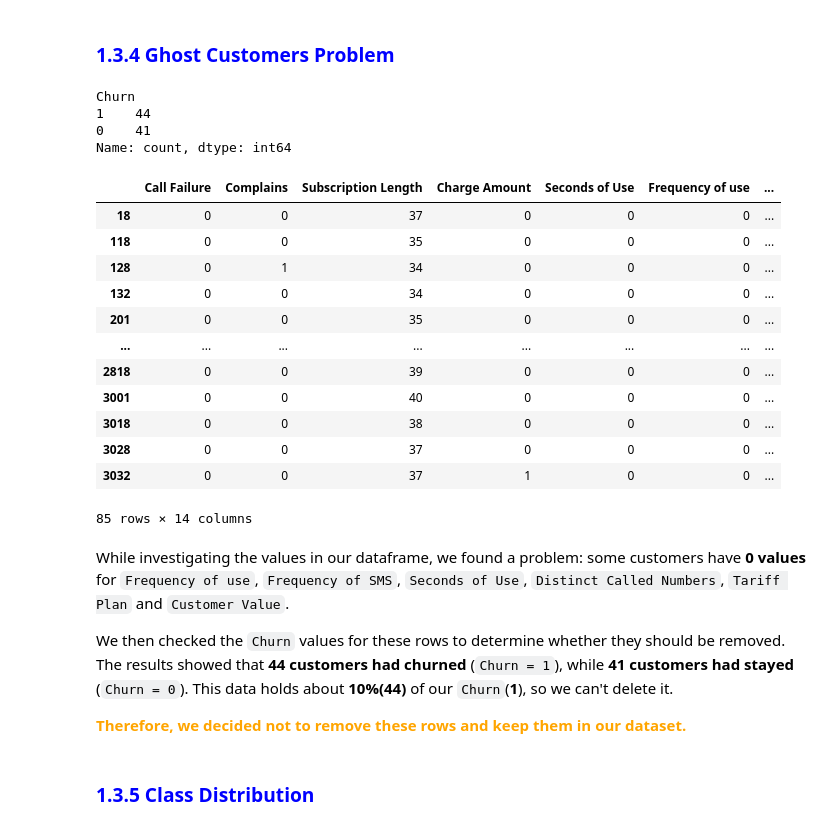
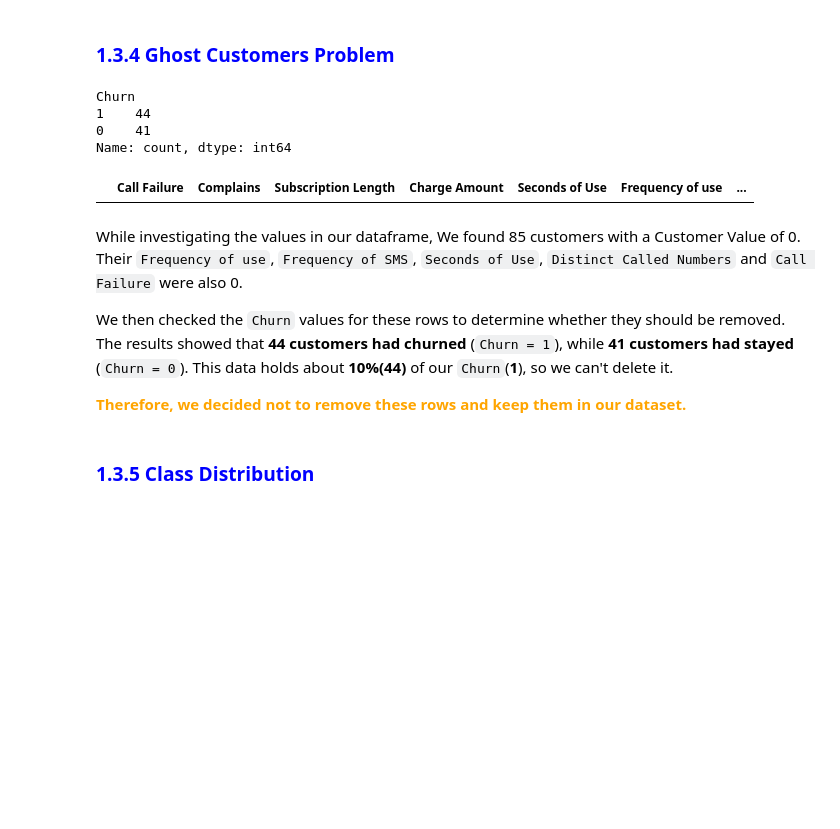
Before and after one commit to ntairuly/FinalProject_by_59ChurnGuard, a Jupyter notebook: Main.ipynb, the cells around one changed output. Saved outputs shown, nothing was run; the diff lists cells and outputs as text; code cells hidden in the pictures; blank space fills up the shorter version.

```diff
--- a/Main.ipynb
+++ b/Main.ipynb
@@ -339,29 +340,15 @@ We should try to avoid asymmetry in our data. Most of the columns have **skewnes
 # %%
 df_ghost = df_analyze[df_analyze["Customer Value"] == 0]
 display(df_ghost["Churn"].value_counts())
-df_ghost[(df_ghost["Frequency of use"] > 0) | (df_ghost["Frequency of SMS"] > 0) | (df_ghost["Seconds of Use"] > 0) | (df_ghost["Distinct Called Numbers"] > 0) | (df_ghost["Tariff Plan"] > 0) | (df_ghost["Call Failure"] > 0)]
+df_ghost[(df_ghost["Frequency of use"] > 0) | (df_ghost["Frequency of SMS"] > 0) | (df_ghost["Seconds of Use"] > 0) | (df_ghost["Distinct Called Numbers"] > 0) | (df_ghost["Call Failure"] > 0)]
 # %% [output]
 Churn
 1    44
 0    41
 Name: count, dtype: int64
 |  | Call Failure | Complains | Subscription Length | Charge Amount | Seconds of Use | Frequency of use | ... |
-| 18 | 0 | 0 | 37 | 0 | 0 | 0 | ... |
-| 118 | 0 | 0 | 35 | 0 | 0 | 0 | ... |
-| 128 | 0 | 1 | 34 | 0 | 0 | 0 | ... |
-| 132 | 0 | 0 | 34 | 0 | 0 | 0 | ... |
-| 201 | 0 | 0 | 35 | 0 | 0 | 0 | ... |
-| ... | ... | ... | ... | ... | ... | ... | ... |
-| 2818 | 0 | 0 | 39 | 0 | 0 | 0 | ... |
-| 3001 | 0 | 0 | 40 | 0 | 0 | 0 | ... |
-| 3018 | 0 | 0 | 38 | 0 | 0 | 0 | ... |
-| 3028 | 0 | 0 | 37 | 0 | 0 | 0 | ... |
-| 3032 | 0 | 0 | 37 | 1 | 0 | 0 | ... |
-85 rows × 14 columns
 # %% [markdown]
-
-
-While investigating the values in our dataframe, we found a problem: some customers have **0 values** for `Frequency of use`, `Frequency of SMS`, `Seconds of Use`, `Distinct Called Numbers`, `Tariff Plan` and `Customer Value`.
+While investigating the values in our dataframe, We found 85 customers with a Customer Value of 0. Their `Frequency of use`, `Frequency of SMS`, `Seconds of Use`, `Distinct Called Numbers` and `Call Failure` were also 0.
 
 We then checked the `Churn` values for these rows to determine whether they should be removed. The results showed that **44 customers had churned** (`Churn = 1`), while **41 customers had stayed** (`Churn = 0`). This data holds about **10%(44)** of our `Churn`(**1**), so we can't delete it.
 
```
Also changed, not shown: parts of 8 cells of this notebook.
